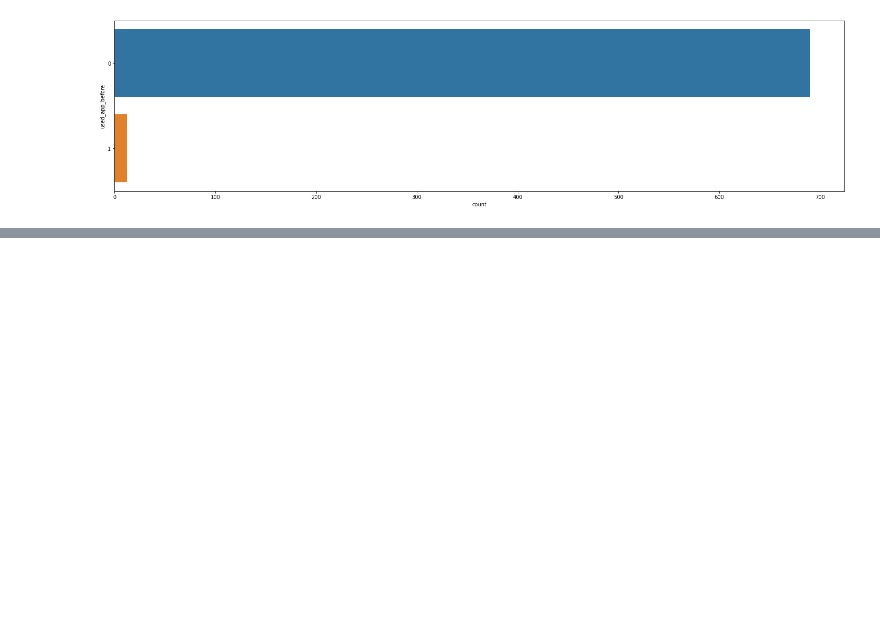
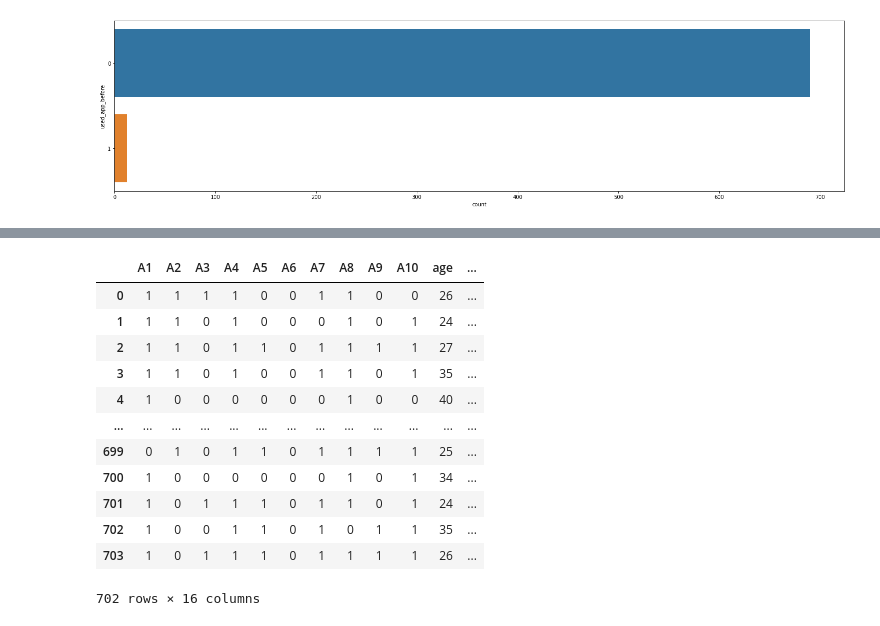
Before and after one commit to blessinvarkey/asd-screening-ml, a Jupyter notebook: asd_screening/autism-screening-project.ipynb, the cells around one changed output, grey strips where cells are left out. Cells and saved outputs as stored; diff of their text form; code cells hidden in the pictures; blank space fills up the shorter version.

```diff
--- a/asd_screening/autism-screening-project.ipynb
+++ b/asd_screening/autism-screening-project.ipynb
@@ -275,0 +308,17 @@ Name: relation, dtype: int64
+# %%
+df.drop(['country', 'ethnicity', 'used_app_before' , 'age_desc','relation'],axis=1, inplace=True)
+df
+# %% [output]
+|  | A1 | A2 | A3 | A4 | A5 | A6 | A7 | A8 | A9 | A10 | age | ... |
+| 0 | 1 | 1 | 1 | 1 | 0 | 0 | 1 | 1 | 0 | 0 | 26 | ... |
+| 1 | 1 | 1 | 0 | 1 | 0 | 0 | 0 | 1 | 0 | 1 | 24 | ... |
+| 2 | 1 | 1 | 0 | 1 | 1 | 0 | 1 | 1 | 1 | 1 | 27 | ... |
+| 3 | 1 | 1 | 0 | 1 | 0 | 0 | 1 | 1 | 0 | 1 | 35 | ... |
+| 4 | 1 | 0 | 0 | 0 | 0 | 0 | 0 | 1 | 0 | 0 | 40 | ... |
+| ... | ... | ... | ... | ... | ... | ... | ... | ... | ... | ... | ... | ... |
+| 699 | 0 | 1 | 0 | 1 | 1 | 0 | 1 | 1 | 1 | 1 | 25 | ... |
+| 700 | 1 | 0 | 0 | 0 | 0 | 0 | 0 | 1 | 0 | 1 | 34 | ... |
+| 701 | 1 | 0 | 1 | 1 | 1 | 0 | 1 | 1 | 0 | 1 | 24 | ... |
+| 702 | 1 | 0 | 0 | 1 | 1 | 0 | 1 | 0 | 1 | 1 | 35 | ... |
+| 703 | 1 | 0 | 1 | 1 | 1 | 0 | 1 | 1 | 1 | 1 | 26 | ... |
+702 rows × 16 columns
```
Also changed, not shown: parts of 30 cells of this notebook.
